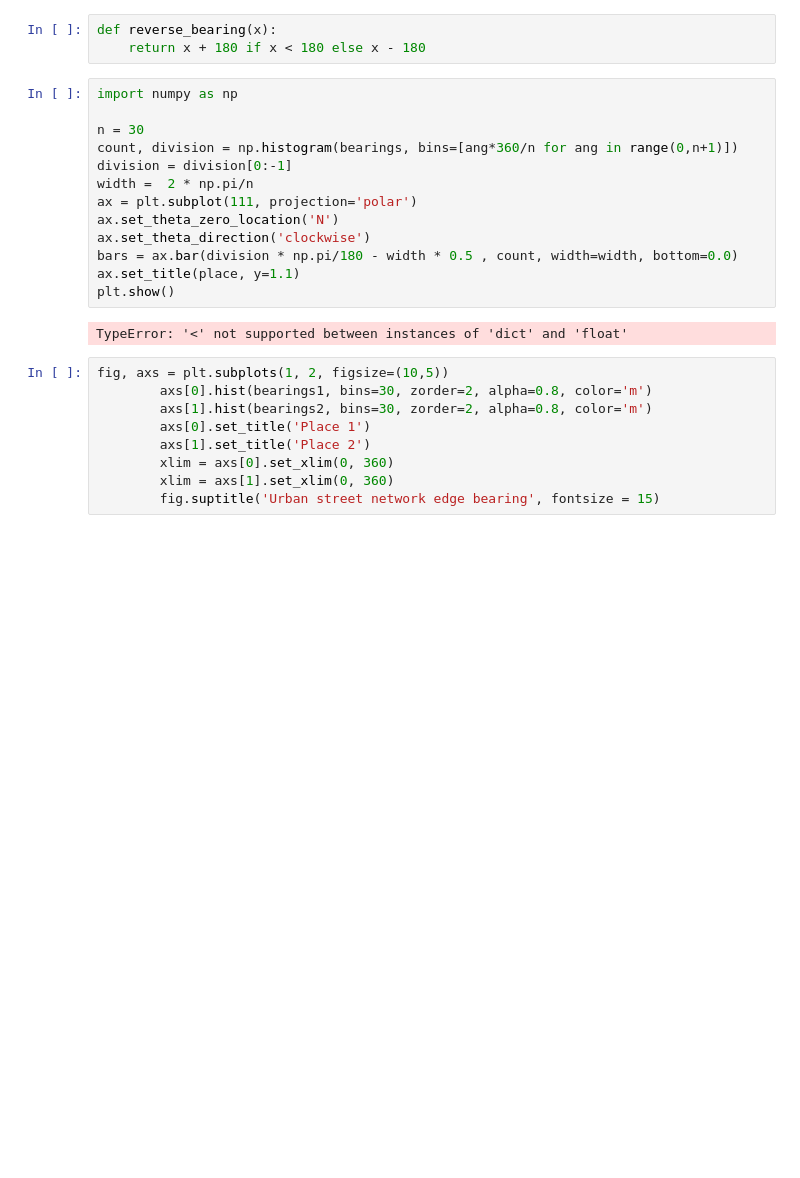
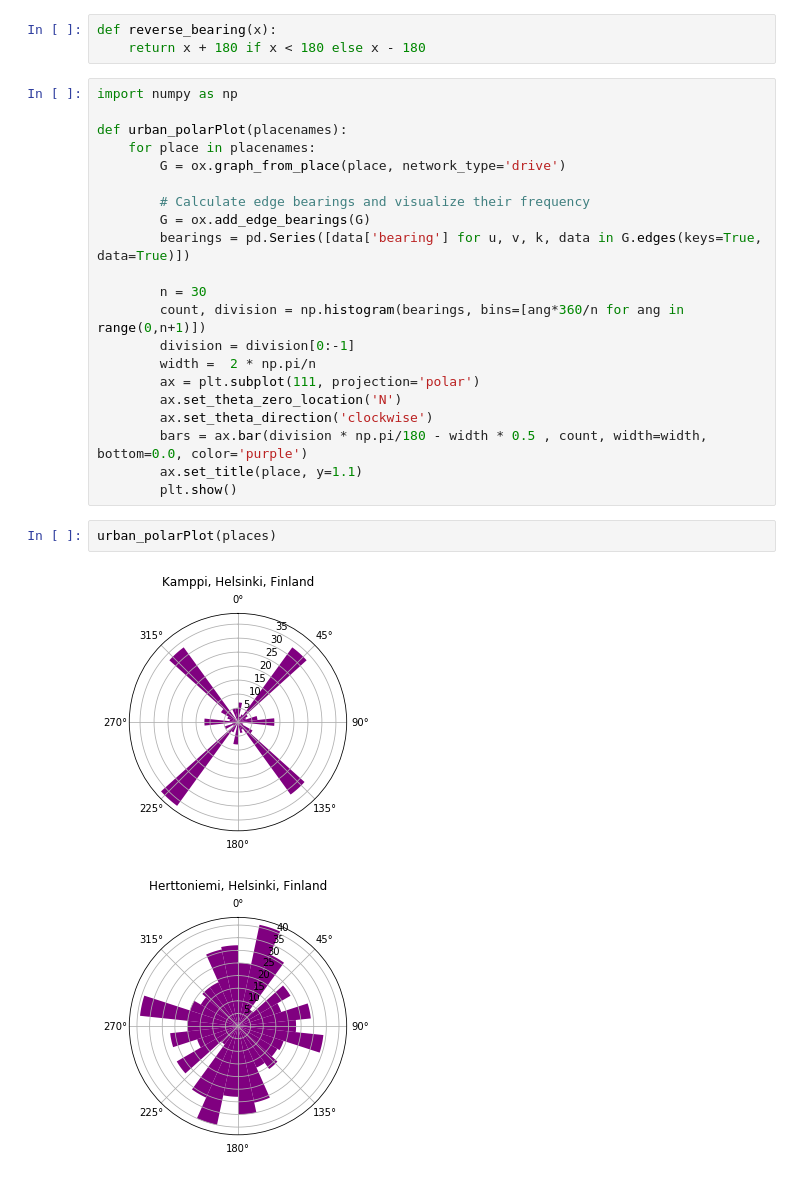
Before and after one commit to AutoGIS-2018/final-assignment-saratodorovic, a Jupyter notebook: UrbanIndicators.ipynb, the cells around one changed output. Cells and saved outputs as stored; diff of their text form; blank space fills up the shorter version.

```diff
--- a/UrbanIndicators.ipynb
+++ b/UrbanIndicators.ipynb
@@ -141,24 +137,26 @@ def reverse_bearing(x):
 # %%
 import numpy as np
 
-n = 30
-count, division = np.histogram(bearings, bins=[ang*360/n for ang in range(0,n+1)])
-division = division[0:-1]
-width =  2 * np.pi/n
-ax = plt.subplot(111, projection='polar')
-ax.set_theta_zero_location('N')
-ax.set_theta_direction('clockwise')
-bars = ax.bar(division * np.pi/180 - width * 0.5 , count, width=width, bottom=0.0)
-ax.set_title(place, y=1.1)
-plt.show()
+def urban_polarPlot(placenames):
+    for place in placenames:
+        G = ox.graph_from_place(place, network_type='drive')
+
+        # Calculate edge bearings and visualize their frequency
+        G = ox.add_edge_bearings(G)
+        bearings = pd.Series([data['bearing'] for u, v, k, data in G.edges(keys=True, data=True)])
+
+        n = 30
+        count, division = np.histogram(bearings, bins=[ang*360/n for ang in range(0,n+1)])
+        division = division[0:-1]
+        width =  2 * np.pi/n
+        ax = plt.subplot(111, projection='polar')
+        ax.set_theta_zero_location('N')
+        ax.set_theta_direction('clockwise')
+        bars = ax.bar(division * np.pi/180 - width * 0.5 , count, width=width, bottom=0.0, color='purple')
+        ax.set_title(place, y=1.1)
+        plt.show()
-# %% [output]
-TypeError: '<' not supported between instances of 'dict' and 'float'
-# %%
-fig, axs = plt.subplots(1, 2, figsize=(10,5))
-        axs[0].hist(bearings1, bins=30, zorder=2, alpha=0.8, color='m')
-        axs[1].hist(bearings2, bins=30, zorder=2, alpha=0.8, color='m')
-        axs[0].set_title('Place 1')
-        axs[1].set_title('Place 2')
-        xlim = axs[0].set_xlim(0, 360)
-        xlim = axs[1].set_xlim(0, 360)
-        fig.suptitle('Urban street network edge bearing', fontsize = 15)
+# %%
+urban_polarPlot(places)
+# %% [output]
+[figure, added]
+[figure, added]
```
Also changed, not shown: parts of 8 cells of this notebook, 1 other file.
